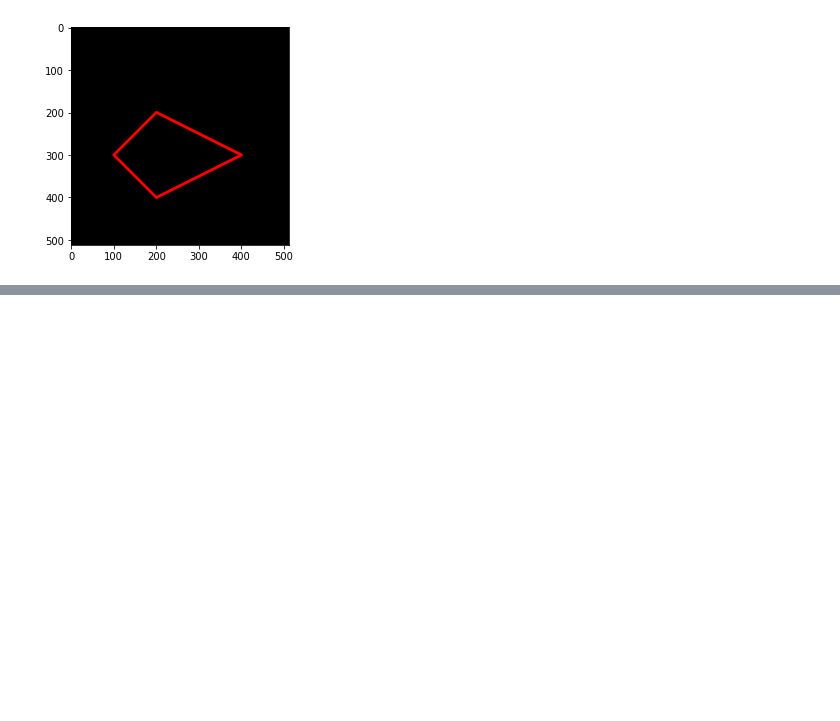
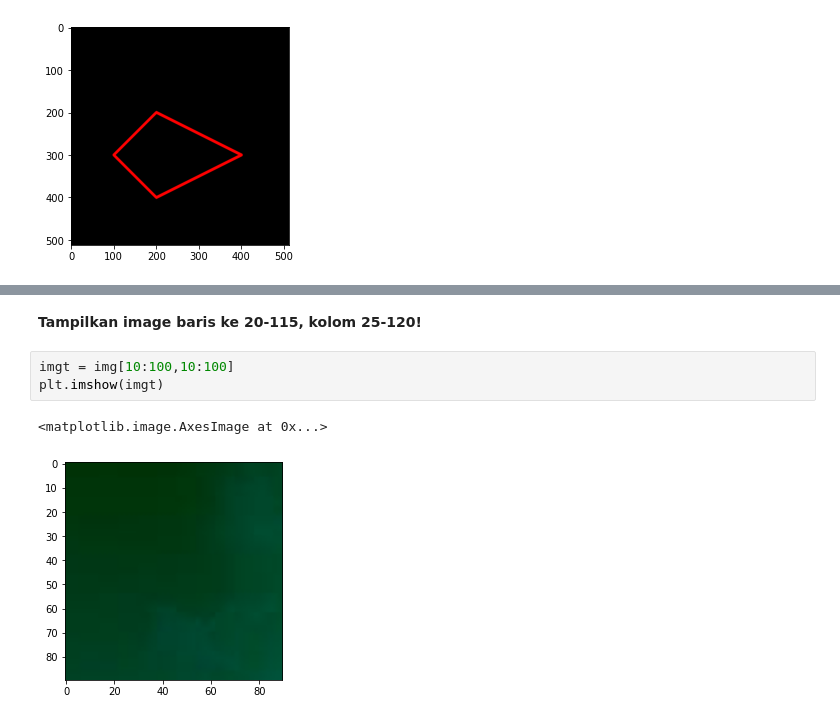
Before and after one commit to sitiaisyah14/PCVK_Genap_2023, a Jupyter notebook: Week2.ipynb, the cells around one changed output, grey strips where cells are left out. Saved outputs shown, nothing was run; the diff lists cells and outputs as text; blank space fills up the shorter version.

```diff
--- a/Week2.ipynb
+++ b/Week2.ipynb
@@ -138,0 +161,8 @@ plt.imshow(black_img2)
+# %% [markdown]
+**Tampilkan image baris ke 20-115, kolom 25-120!**
+# %%
+imgt = img[10:100,10:100]
+plt.imshow(imgt)
+# %% [output]
+<matplotlib.image.AxesImage at 0x...>
+[figure, added]
```
Also changed, not shown: parts of 17 cells of this notebook.
